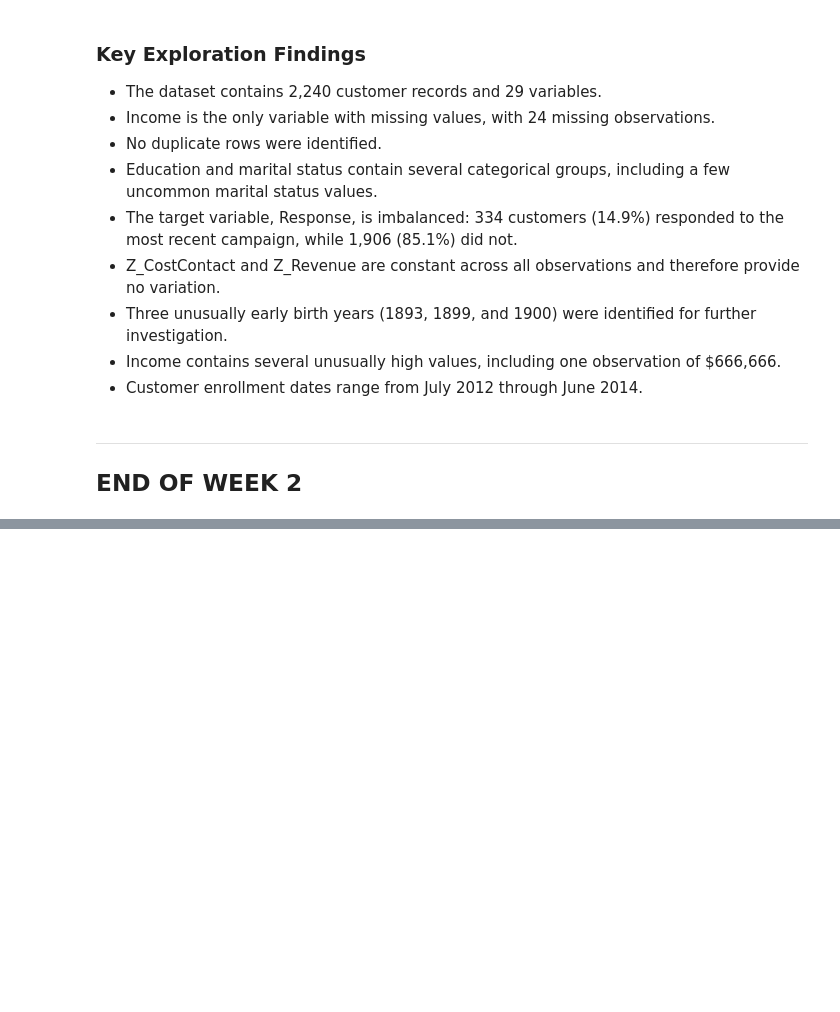
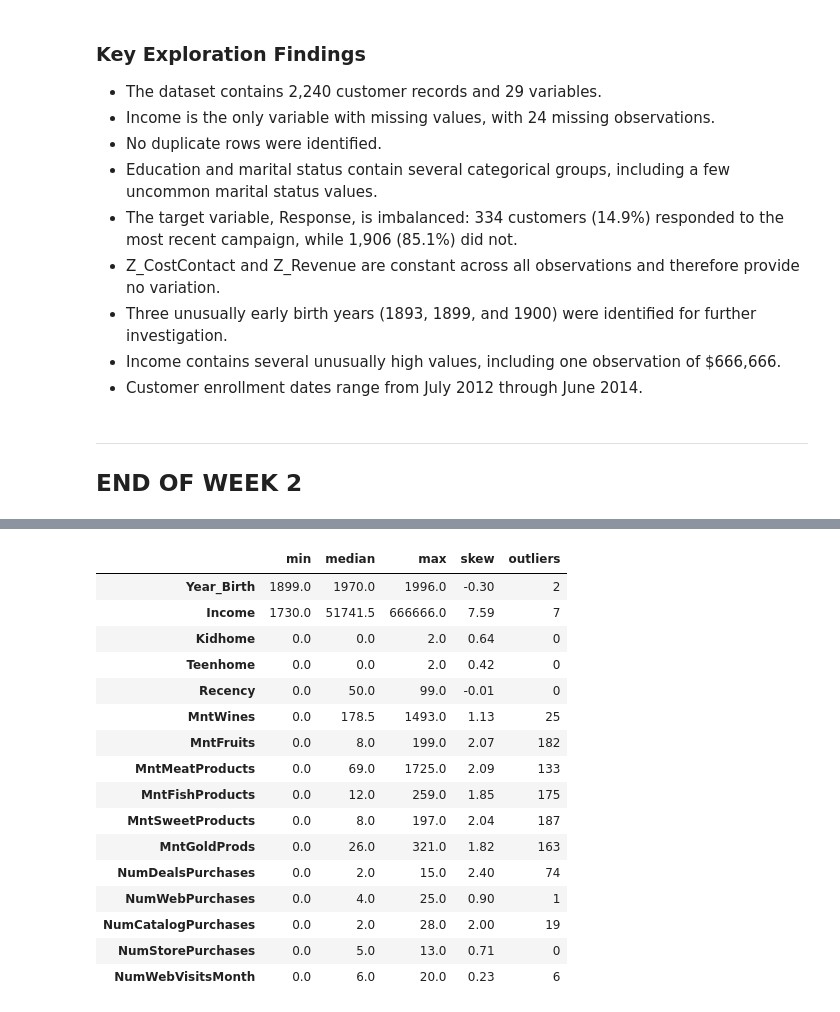
Before and after one commit to nathanyangm/targeted-marketing-model, a Jupyter notebook: notebooks/1. 0-DA-initial-data-exploration.ipynb, the cells around one changed output, grey strips where cells are left out. Cells and saved outputs as stored; diff of their text form; code cells hidden in the pictures; blank space fills up the shorter version.

```diff
--- a/notebooks/1. 0-DA-initial-data-exploration.ipynb
+++ b/notebooks/1. 0-DA-initial-data-exploration.ipynb
@@ -274,0 +334,8 @@ Number of duplicate rows: 0
+# %%
+# Group the columns by type for use in the analysis below
+spend_columns = ["MntWines", "MntFruits", "MntMeatProducts",
+                 "MntFishProducts", "MntSweetProducts", "MntGoldProds"]
+channel_columns = ["NumDealsPurchases", "NumWebPurchases", "NumCatalogPurchases",
+                   "NumStorePurchases", "NumWebVisitsMonth"]
+people_columns = ["Year_Birth", "Income", "Kidhome", "Teenhome", "Recency"]
+numeric_columns = people_columns + spend_columns + channel_columns
@@ -274,0 +376,34 @@ Number of duplicate rows: 0
+# %%
+# 3. Outliers: count values outside 1.5 x IQR for each numeric column
+def count_outliers(column):
+    q1 = column.quantile(0.25)
+    q3 = column.quantile(0.75)
+    iqr = q3 - q1
+    return ((column < q1 - 1.5 * iqr) | (column > q3 + 1.5 * iqr)).sum()
+
+outlier_summary = pd.DataFrame({
+    "min": eda[numeric_columns].min(),
+    "median": eda[numeric_columns].median(),
+    "max": eda[numeric_columns].max(),
+    "skew": eda[numeric_columns].skew().round(2),
+    "outliers": [count_outliers(eda[c].dropna()) for c in numeric_columns]
+})
+outlier_summary
+# %% [output]
+|  | min | median | max | skew | outliers |
+| Year_Birth | 1899.0 | 1970.0 | 1996.0 | -0.30 | 2 |
+| Income | 1730.0 | 51741.5 | 666666.0 | 7.59 | 7 |
+| Kidhome | 0.0 | 0.0 | 2.0 | 0.64 | 0 |
+| Teenhome | 0.0 | 0.0 | 2.0 | 0.42 | 0 |
+| Recency | 0.0 | 50.0 | 99.0 | -0.01 | 0 |
+| MntWines | 0.0 | 178.5 | 1493.0 | 1.13 | 25 |
+| MntFruits | 0.0 | 8.0 | 199.0 | 2.07 | 182 |
+| MntMeatProducts | 0.0 | 69.0 | 1725.0 | 2.09 | 133 |
+| MntFishProducts | 0.0 | 12.0 | 259.0 | 1.85 | 175 |
+| MntSweetProducts | 0.0 | 8.0 | 197.0 | 2.04 | 187 |
+| MntGoldProds | 0.0 | 26.0 | 321.0 | 1.82 | 163 |
+| NumDealsPurchases | 0.0 | 2.0 | 15.0 | 2.40 | 74 |
+| NumWebPurchases | 0.0 | 4.0 | 25.0 | 0.90 | 1 |
+| NumCatalogPurchases | 0.0 | 2.0 | 28.0 | 2.00 | 19 |
+| NumStorePurchases | 0.0 | 5.0 | 13.0 | 0.71 | 0 |
+| NumWebVisitsMonth | 0.0 | 6.0 | 20.0 | 0.23 | 6 |
```
Also changed, not shown: parts of 7 cells of this notebook.
